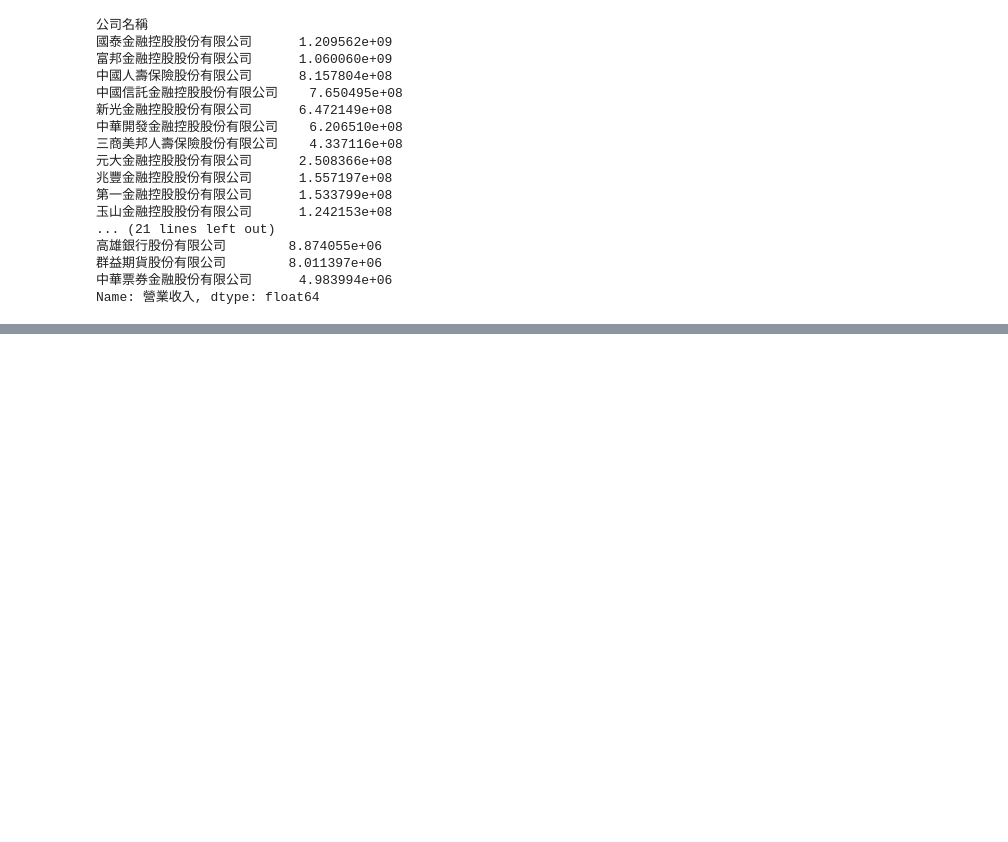
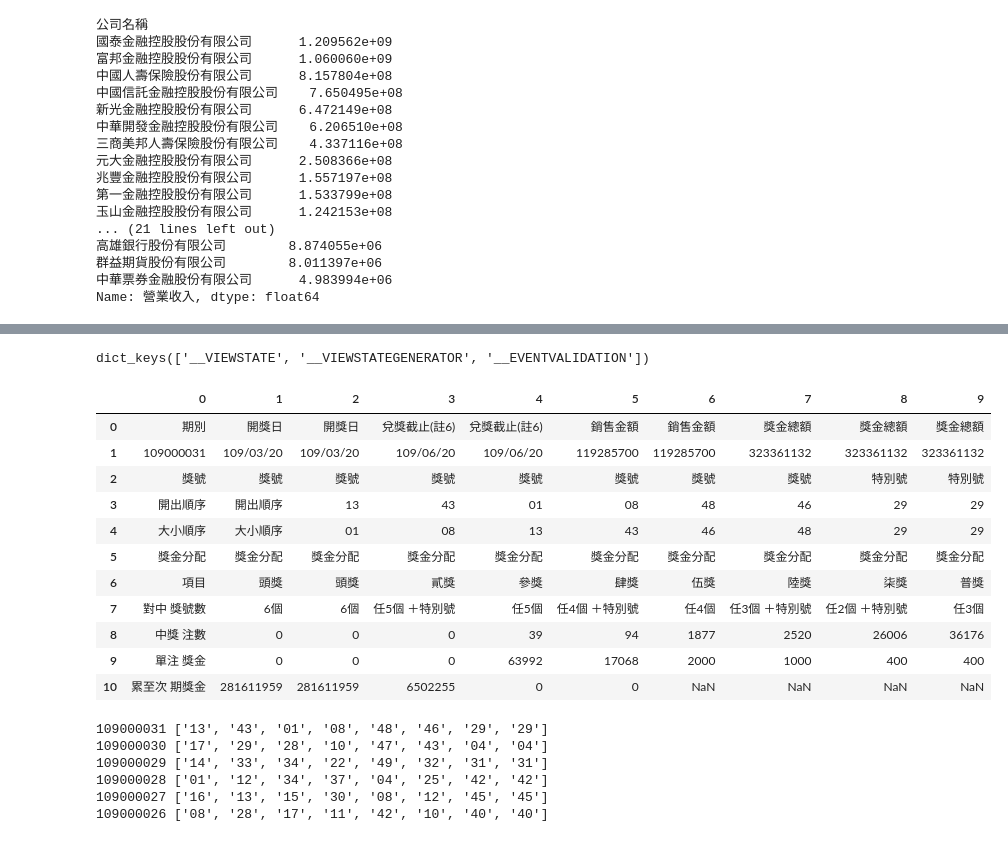
Before and after one commit to ywchiu/taipeifubon, a Jupyter notebook: Demo20200323.ipynb, the cells around one changed output, grey strips where cells are left out. Drawn from its saved outputs; the diff is of its cells as text; code cells hidden in the pictures; blank space fills up the shorter version.

```diff
--- a/Demo20200323.ipynb
+++ b/Demo20200323.ipynb
@@ -375,0 +378,54 @@ Name: 營業收入, dtype: float64
+# %%
+import requests
+from bs4 import BeautifulSoup
+url ='https://www.taiwanlottery.com.tw/lotto/Lotto649/history.aspx'
+res = requests.get(url)
+soup = BeautifulSoup(res.text, 'lxml')
+payload = {}
+for hidden_input in soup.select('input[type=hidden]'):
+    payload[hidden_input.get('name')] = hidden_input.get('value')
+#resquests.post(url, data = payload)
+# %%
+payload.keys()
+# %% [output]
+dict_keys(['__VIEWSTATE', '__VIEWSTATEGENERATOR', '__EVENTVALIDATION'])
+# %%
+payload['__EVENTTARGET'] = ''
+payload['__EVENTARGUMENT'] = ''
+payload['Lotto649Control_history$DropDownList1'] =  '2'
+payload['Lotto649Control_history$chk'] =  'radYM'
+payload['Lotto649Control_history$dropYear'] =  '109'
+payload['Lotto649Control_history$dropMonth'] =  '3'
+payload['Lotto649Control_history$btnSubmit'] =  '查詢'
+# %%
+res2 = requests.post(url, data = payload)
+# %%
+dfs = pandas.read_html(res2.text)
+# %%
+dfs[2]
+# %% [output]
+|  | 0 | 1 | 2 | 3 | 4 | 5 | 6 | 7 | 8 | 9 |
+| 0 | 期別 | 開獎日 | 開獎日 | 兌獎截止(註6) | 兌獎截止(註6) | 銷售金額 | 銷售金額 | 獎金總額 | 獎金總額 | 獎金總額 |
+| 1 | 109000031 | 109/03/20 | 109/03/20 | 109/06/20 | 109/06/20 | 119285700 | 119285700 | 323361132 | 323361132 | 323361132 |
+| 2 | 獎號 | 獎號 | 獎號 | 獎號 | 獎號 | 獎號 | 獎號 | 獎號 | 特別號 | 特別號 |
+| 3 | 開出順序 | 開出順序 | 13 | 43 | 01 | 08 | 48 | 46 | 29 | 29 |
+| 4 | 大小順序 | 大小順序 | 01 | 08 | 13 | 43 | 46 | 48 | 29 | 29 |
+| 5 | 獎金分配 | 獎金分配 | 獎金分配 | 獎金分配 | 獎金分配 | 獎金分配 | 獎金分配 | 獎金分配 | 獎金分配 | 獎金分配 |
+| 6 | 項目 | 頭獎 | 頭獎 | 貳獎 | 參獎 | 肆獎 | 伍獎 | 陸獎 | 柒獎 | 普獎 |
+| 7 | 對中 獎號數 | 6個 | 6個 | 任5個 ＋特別號 | 任5個 | 任4個 ＋特別號 | 任4個 | 任3個 ＋特別號 | 任2個 ＋特別號 | 任3個 |
+| 8 | 中獎 注數 | 0 | 0 | 0 | 39 | 94 | 1877 | 2520 | 26006 | 36176 |
+| 9 | 單注 獎金 | 0 | 0 | 0 | 63992 | 17068 | 2000 | 1000 | 400 | 400 |
+| 10 | 累至次 期獎金 | 281611959 | 281611959 | 6502255 | 0 | 0 | NaN | NaN | NaN | NaN |
+# %%
+len(dfs)
+for i in range(2, len(dfs)):
+    seqno = dfs[i].iloc[1,0]
+    lottory_no = dfs[i].loc[3,2:].tolist()
+    print(seqno, lottory_no)
+# %% [output]
+109000031 ['13', '43', '01', '08', '48', '46', '29', '29']
+109000030 ['17', '29', '28', '10', '47', '43', '04', '04']
+109000029 ['14', '33', '34', '22', '49', '32', '31', '31']
+109000028 ['01', '12', '34', '37', '04', '25', '42', '42']
+109000027 ['16', '13', '15', '30', '08', '12', '45', '45']
+109000026 ['08', '28', '17', '11', '42', '10', '40', '40']
```
Also changed, not shown: parts of 23 cells of this notebook.
